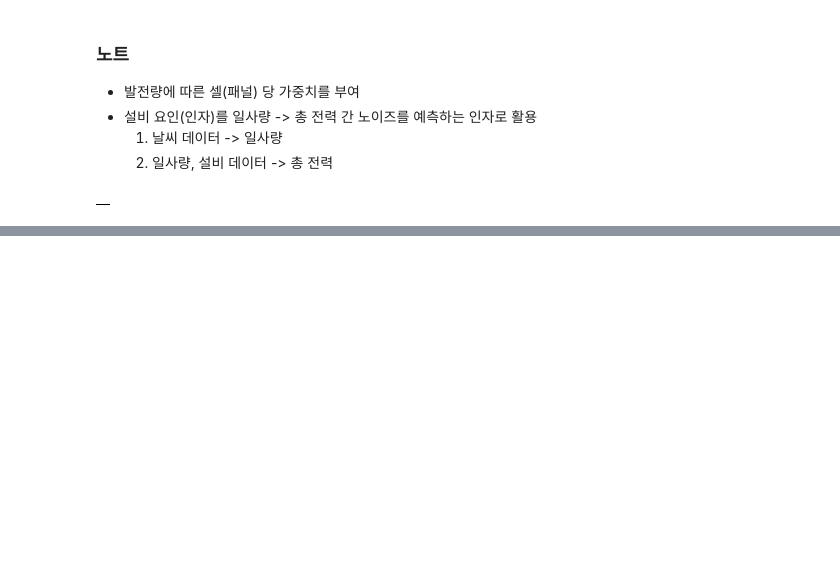
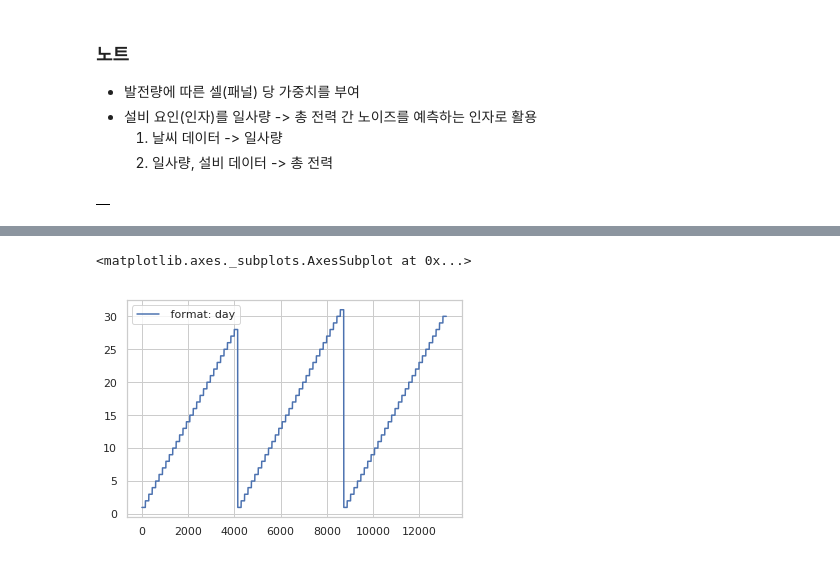
Before and after one commit to seokyeongheo/ewp-contest-2019, a Jupyter notebook: 01_dataset.ipynb, the cells around one changed output, grey strips where cells are left out. Drawn from its saved outputs; the diff is of its cells as text; code cells hidden in the pictures; blank space fills up the shorter version.

Commit message:
forecast-datamodeling-01-linear

```diff
--- a/01_dataset.ipynb
+++ b/01_dataset.ipynb
@@ -262,0 +337,24 @@ data_solar.iloc[:, 1:].corr()
+# %%
+file_1 = '/Users/quartz/GoogleDrive/ewp/forecast_sample/01_temperature_3H.csv'
+file_2 = '/Users/quartz/GoogleDrive/ewp/forecast_sample/02_temperature_max.csv'
+file_3 = '/Users/quartz/GoogleDrive/ewp/forecast_sample/03_temperature_min.csv'
+file_4 = '/Users/quartz/GoogleDrive/ewp/forecast_sample/04_sky.csv'
+file_5 = '/Users/quartz/GoogleDrive/ewp/forecast_sample/05_precipitation_form.csv'
+file_6 = '/Users/quartz/GoogleDrive/ewp/forecast_sample/06_rainfall_probability.csv'
+file_7 = '/Users/quartz/GoogleDrive/ewp/forecast_sample/07_rainfall_6H.csv'
+file_8 = '/Users/quartz/GoogleDrive/ewp/forecast_sample/08_snow_6H.csv'
+file_9 = '/Users/quartz/GoogleDrive/ewp/forecast_sample/09_humidity.csv'
+file_10 = '/Users/quartz/GoogleDrive/ewp/forecast_sample/10_wind_speed.csv'
+file_11 = '/Users/quartz/GoogleDrive/ewp/forecast_sample/11_wind_direction.csv'
+# %%
+data_1 = pd.read_csv(file_1)
+data_2 = pd.read_csv(file_2)
+data_3 = pd.read_csv(file_3)
+data_4 = pd.read_csv(file_4)
+data_5 = pd.read_csv(file_5)
+data_6 = pd.read_csv(file_6)
+data_7 = pd.read_csv(file_7)
+data_8 = pd.read_csv(file_8)
+data_9 = pd.read_csv(file_9)
+data_10 = pd.read_csv(file_10)
+data_11 = pd.read_csv(file_11)
@@ -262,0 +435,3 @@ data_solar.iloc[:, 1:].corr()
+# %%
+data_concat = pd.concat([data_1, data_5, data_6, data_9, data_10, data_11], axis=1)
+data_concat.tail()
@@ -262,0 +471,9 @@ data_solar.iloc[:, 1:].corr()
+# %%
+data_concat.dropna(inplace=True)
+data_concat[' format: day'] = data_concat[' format: day'].astype('float64')
+# %%
+data_concat.iloc[:, :1].plot()
+# 3개월 데이터 확보
+# %% [output]
+<matplotlib.axes._subplots.AxesSubplot at 0x...>
+[figure, added]
```
Also changed, not shown: parts of 38 cells of this notebook, 2 other files.
